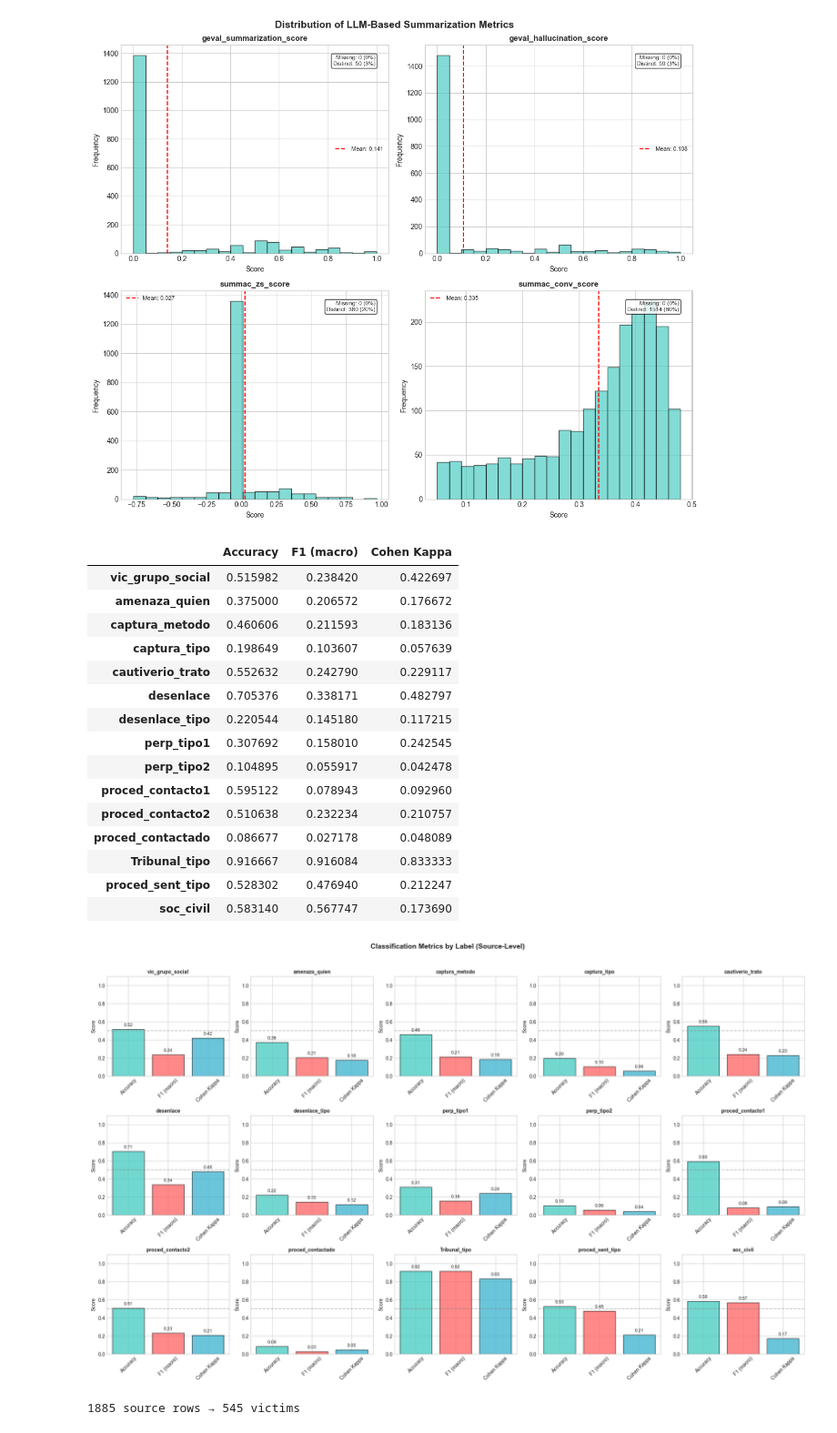
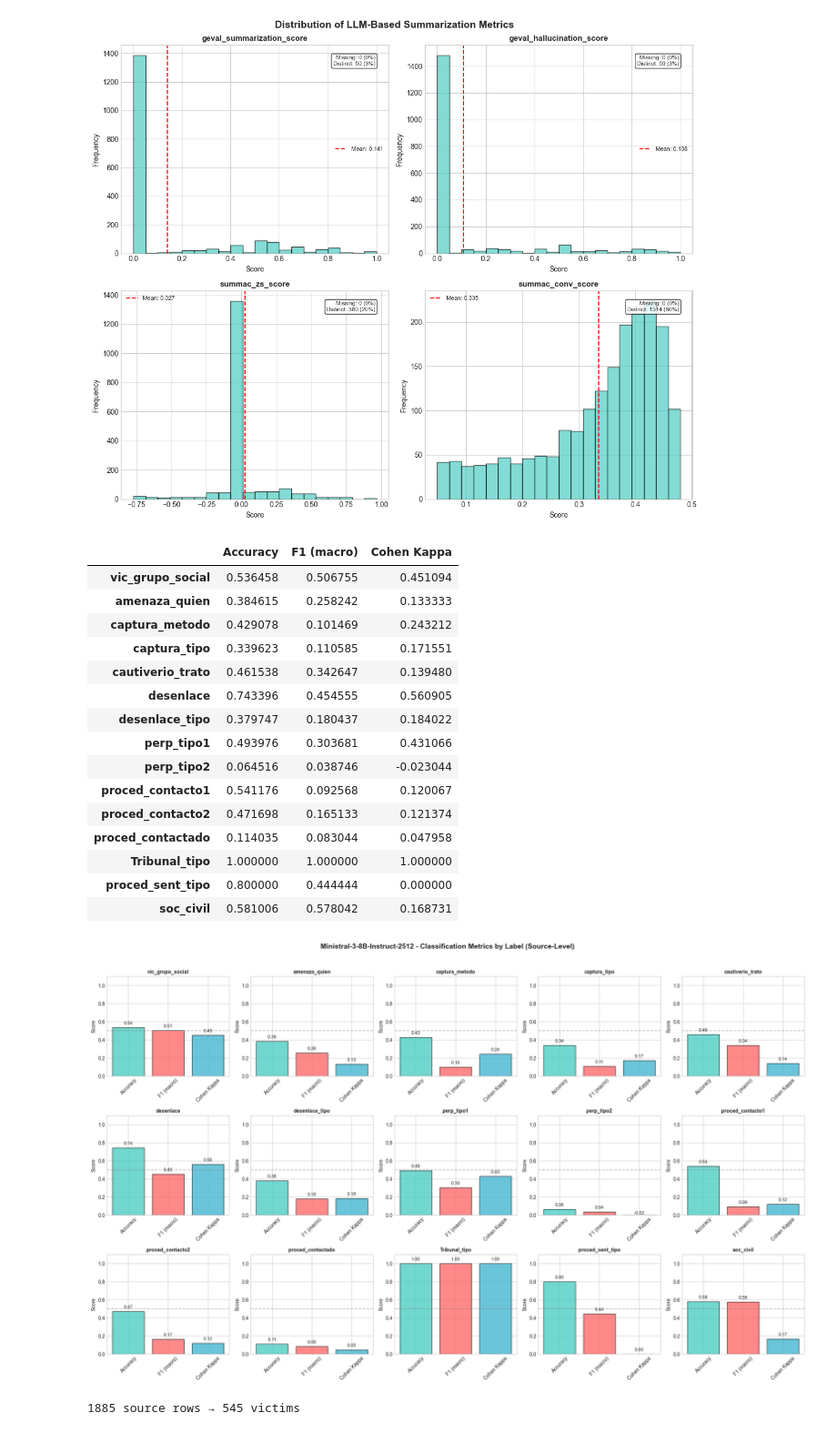
Before and after one commit to xingyuanzhao-project/messy_text, a Jupyter notebook: opr_5_eval_plot.ipynb, the cells around one changed output. Shown at 91% size. Saved outputs shown, nothing was run; the diff lists cells and outputs as text; code cells hidden in the pictures.

```diff
--- a/opr_5_eval_plot.ipynb
+++ b/opr_5_eval_plot.ipynb
@@ -23,0 +9,14 @@ Shape: (1885, 54)
+# %%
+df = pd.read_csv('df_text_multi_eval_by_victim.csv')
+
+# Available models
+print(df['model'].unique())
+
+# Select model
+model = 'mistralai/Ministral-3-8B-Instruct-2512'
+model_name = model.split('/')[-1]
+df = df[df['model'] == model].reset_index(drop=True)
+
+print(f"Model: {model_name}")
+print(f"Shape: {df.shape}")
+df.head()
@@ -41,14 +50,14 @@ metrics
 fig, ax = plt.subplots(figsize=(10, 6))
 bars = ax.bar(metrics.keys(), metrics.values(), color=['#4ecdc4', '#ff6b6b', '#45b7d1', '#96ceb4'])
 ax.set_ylabel('Score')
-ax.set_title('LLM-Based Summarization Metrics (Source-Level)')
+ax.set_title(f'{model_name} - LLM-Based Summarization Metrics (Source-Level)')
 ax.set_ylim(0, 1)
 
 for bar, val in zip(bars, metrics.values()):
     ax.text(bar.get_x() + bar.get_width()/2, bar.get_height() + 0.02, f'{val:.3f}', ha='center')
 
 plt.tight_layout()
-plt.savefig('plots/metrics_llm_summarization.png', dpi=150, bbox_inches='tight')
+plt.savefig(f'plots/{model_name}_metrics_llm_summarization.png', dpi=150, bbox_inches='tight')
 plt.show()
 # %% [output]
 [figure]
@@ -131,21 +140,21 @@ metrics_df = pd.DataFrame(label_metrics).T
 metrics_df
 # %% [output]
 |  | Accuracy | F1 (macro) | Cohen Kappa |
-| vic_grupo_social | 0.515982 | 0.238420 | 0.422697 |
-| amenaza_quien | 0.375000 | 0.206572 | 0.176672 |
-| captura_metodo | 0.460606 | 0.211593 | 0.183136 |
-| captura_tipo | 0.198649 | 0.103607 | 0.057639 |
-| cautiverio_trato | 0.552632 | 0.242790 | 0.229117 |
-| desenlace | 0.705376 | 0.338171 | 0.482797 |
-| desenlace_tipo | 0.220544 | 0.145180 | 0.117215 |
-| perp_tipo1 | 0.307692 | 0.158010 | 0.242545 |
-| perp_tipo2 | 0.104895 | 0.055917 | 0.042478 |
-| proced_contacto1 | 0.595122 | 0.078943 | 0.092960 |
-| proced_contacto2 | 0.510638 | 0.232234 | 0.210757 |
-| proced_contactado | 0.086677 | 0.027178 | 0.048089 |
-| Tribunal_tipo | 0.916667 | 0.916084 | 0.833333 |
-| proced_sent_tipo | 0.528302 | 0.476940 | 0.212247 |
-| soc_civil | 0.583140 | 0.567747 | 0.173690 |
+| vic_grupo_social | 0.536458 | 0.506755 | 0.451094 |
+| amenaza_quien | 0.384615 | 0.258242 | 0.133333 |
+| captura_metodo | 0.429078 | 0.101469 | 0.243212 |
+| captura_tipo | 0.339623 | 0.110585 | 0.171551 |
+| cautiverio_trato | 0.461538 | 0.342647 | 0.139480 |
+| desenlace | 0.743396 | 0.454555 | 0.560905 |
+| desenlace_tipo | 0.379747 | 0.180437 | 0.184022 |
+| perp_tipo1 | 0.493976 | 0.303681 | 0.431066 |
+| perp_tipo2 | 0.064516 | 0.038746 | -0.023044 |
+| proced_contacto1 | 0.541176 | 0.092568 | 0.120067 |
+| proced_contacto2 | 0.471698 | 0.165133 | 0.121374 |
+| proced_contactado | 0.114035 | 0.083044 | 0.047958 |
+| Tribunal_tipo | 1.000000 | 1.000000 | 1.000000 |
+| proced_sent_tipo | 0.800000 | 0.444444 | 0.000000 |
+| soc_civil | 0.581006 | 0.578042 | 0.168731 |
 # %%
 # Create matrix of plots - one subplot per label
 n_labels = len(label_metrics)
@@ -155,36 +164,36 @@ n_rows = (n_labels + n_cols - 1) // n_cols  # ceiling division
 fig, axes = plt.subplots(n_rows, n_cols, figsize=(20, 4 * n_rows))
 axes = axes.flatten()
 
 metric_names = ['Accuracy', 'F1 (macro)', 'Cohen Kappa']
 colors = ['#4ecdc4', '#ff6b6b', '#45b7d1']
 
 for idx, (label_name, metrics_dict) in enumerate(label_metrics.items()):
     ax = axes[idx]
     values = [metrics_dict[m] for m in metric_names]
 
     bars = ax.bar(metric_names, values, color=colors, edgecolor='black', alpha=0.8)
 
     # Add value labels on bars
     for bar, val in zip(bars, values):
         ax.text(bar.get_x() + bar.get_width()/2, bar.get_height() + 0.02,
                 f'{val:.2f}', ha='center', va='bottom', fontsize=9)
 
     ax.set_ylim(0, 1.1)
     ax.set_title(label_name, fontsize=10, fontweight='bold')
     ax.set_ylabel('Score')
     ax.axhline(y=0.5, color='gray', linestyle='--', alpha=0.5)
     ax.tick_params(axis='x', rotation=45)
 
 # Hide empty subplots
 for idx in range(len(label_metrics), len(axes)):
     axes[idx].set_visible(False)
 
-plt.suptitle('Classification Metrics by Label (Source-Level)', fontsize=14, fontweight='bold', y=1.02)
+plt.suptitle(f'{model_name} - Classification Metrics by Label (Source-Level)', fontsize=14, fontweight='bold', y=1.02)
 plt.tight_layout()
-plt.savefig('plots/metrics_per_label_source.png', dpi=150, bbox_inches='tight')
+plt.savefig(f'plots/{model_name}_metrics_per_label_source.png', dpi=150, bbox_inches='tight')
 plt.show()
 # %% [output]
-[figure, old version]
+[figure, new version]
 # %%
 # Convert per-source to per-victim with consensus labels
 
```
Also changed, not shown: parts of 7 cells of this notebook, 47 other files.
